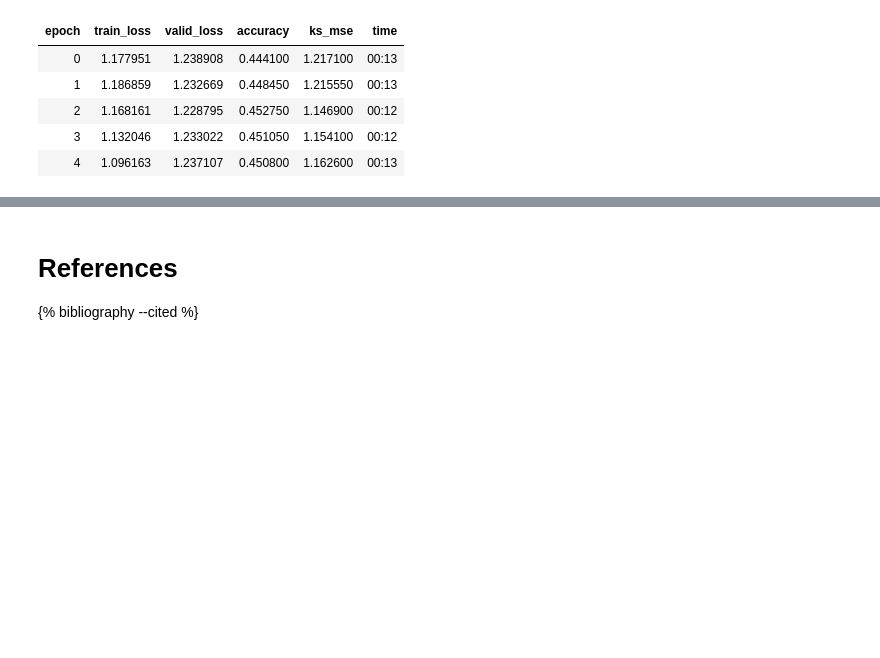
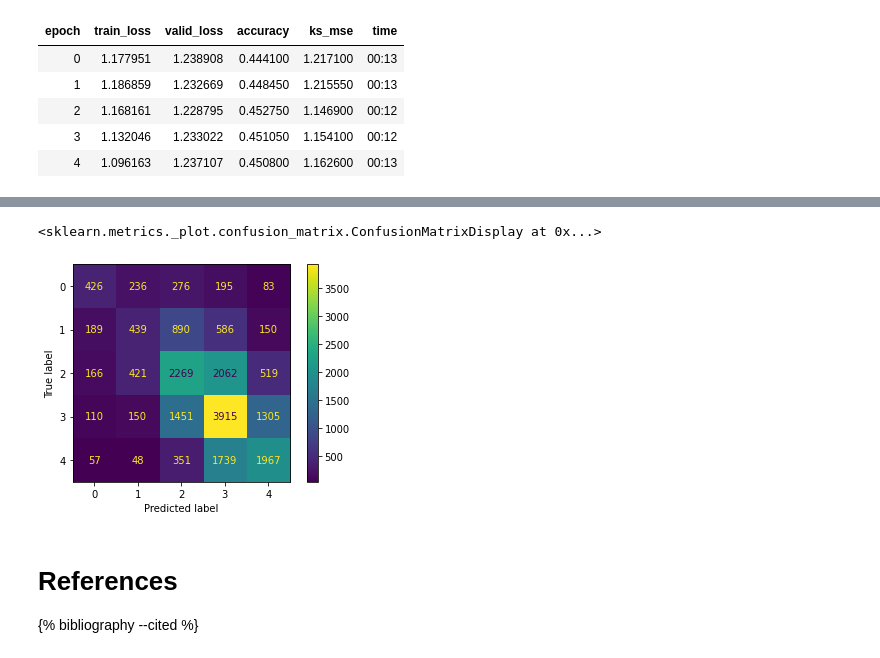
Before and after one commit to nasheqlbrm/blog, a Jupyter notebook: _notebooks/2021-08-14-Collaborative-Filtering-On-Movie-Lens-With-Cross-Entropy-Loss.ipynb, the cells around one changed output, grey strips where cells are left out. Saved outputs shown, nothing was run; the diff lists cells and outputs as text; code cells hidden in the pictures; blank space fills up the shorter version.

```diff
--- a/_notebooks/2021-08-14-Collaborative-Filtering-On-Movie-Lens-With-Cross-Entropy-Loss.ipynb
+++ b/_notebooks/2021-08-14-Collaborative-Filtering-On-Movie-Lens-With-Cross-Entropy-Loss.ipynb
@@ -290,0 +293,3 @@ Unfortunately we come up short and cannot beat our baseline.
+# %%
+raw_preds, targs, decoded_preds = learn3.get_preds(with_decoded=True)
+raw_preds[:3], decoded_preds[:3], targs[:3]
@@ -291,3 +305,9 @@ Unfortunately we come up short and cannot beat our baseline.
+# %%
+from sklearn.metrics import ConfusionMatrixDisplay
+ConfusionMatrixDisplay.from_predictions(targs, decoded_preds)
+# %% [output]
+<sklearn.metrics._plot.confusion_matrix.ConfusionMatrixDisplay at 0x...>
+[figure, added]
 # %% [markdown]
 # References
 {% bibliography --cited %}
```
Also changed, not shown: parts of 2 cells of this notebook.
